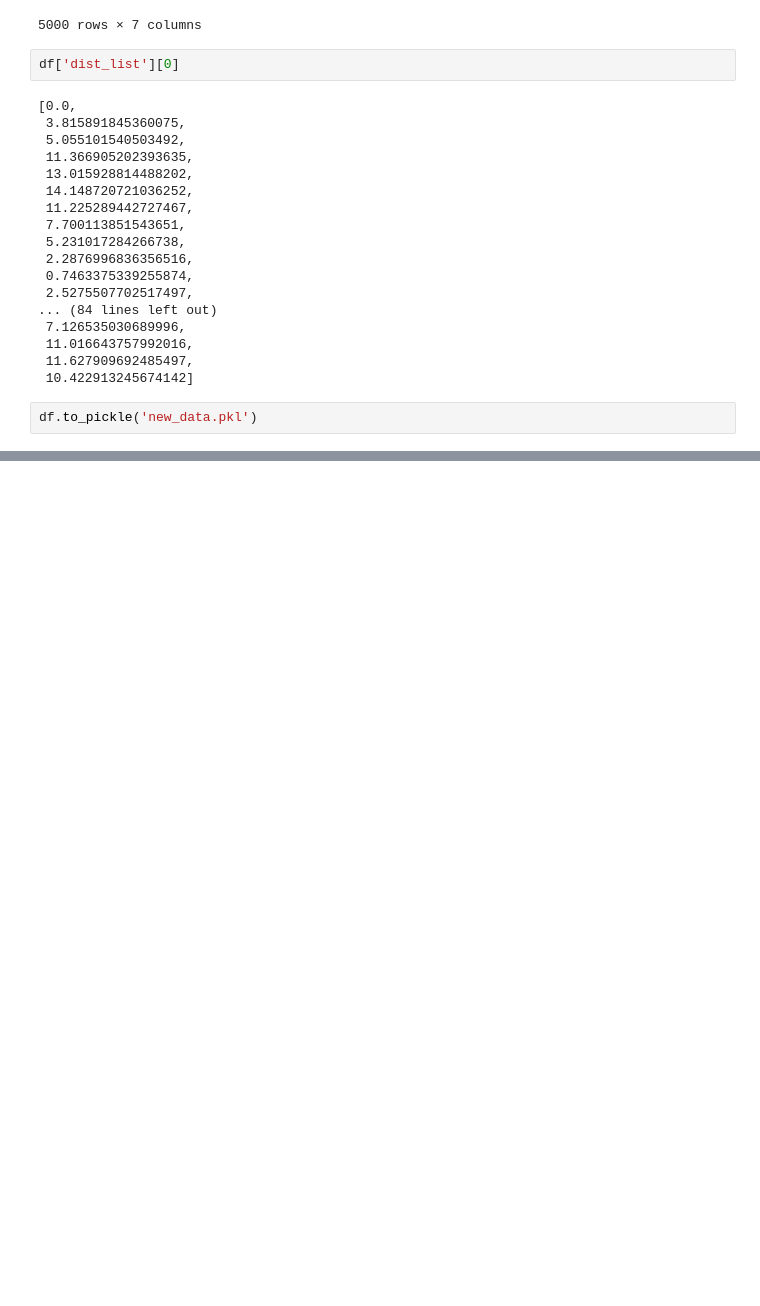
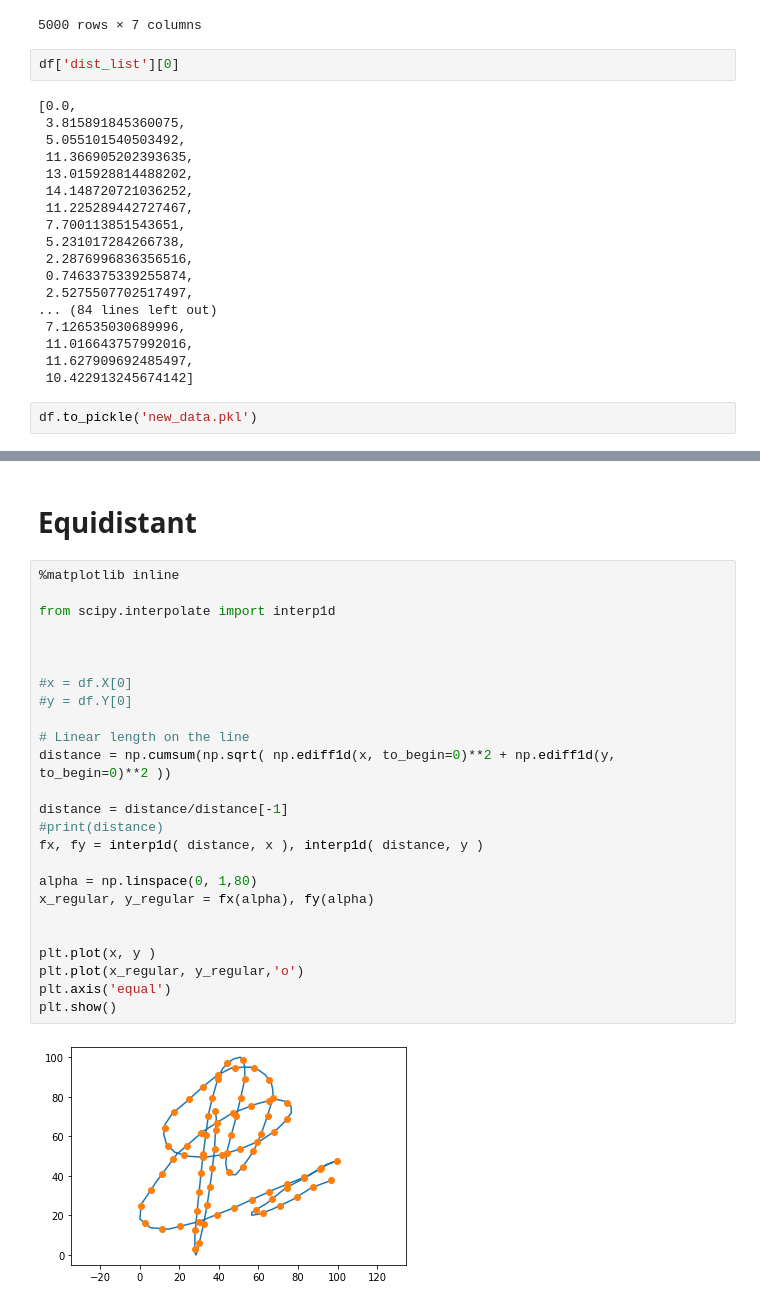
Before and after one commit to k-pratyush/online-signature-verification, a Jupyter notebook: Signature_CSPA09_Implementation.ipynb, the cells around one changed output, grey strips where cells are left out. Saved outputs shown, nothing was run; the diff lists cells and outputs as text; blank space fills up the shorter version.

Commit message:
rdp and equidistant

```diff
--- a/Signature_CSPA09_Implementation.ipynb
+++ b/Signature_CSPA09_Implementation.ipynb
@@ -139,0 +248,29 @@ df2 = pd.read_pickle('new_data.pkl')
+# %% [markdown]
+# Equidistant
+# %%
+%matplotlib inline
+
+from scipy.interpolate import interp1d
+
+
+
+#x = df.X[0]
+#y = df.Y[0]
+
+# Linear length on the line
+distance = np.cumsum(np.sqrt( np.ediff1d(x, to_begin=0)**2 + np.ediff1d(y, to_begin=0)**2 ))
+
+distance = distance/distance[-1]
+#print(distance)
+fx, fy = interp1d( distance, x ), interp1d( distance, y )
+
+alpha = np.linspace(0, 1,80)
+x_regular, y_regular = fx(alpha), fy(alpha)
+
+
+plt.plot(x, y )
+plt.plot(x_regular, y_regular,'o')
+plt.axis('equal')
+plt.show()
+# %% [output]
+[figure, added]
```
Also changed, not shown: parts of 14 cells of this notebook, 1 other file.
